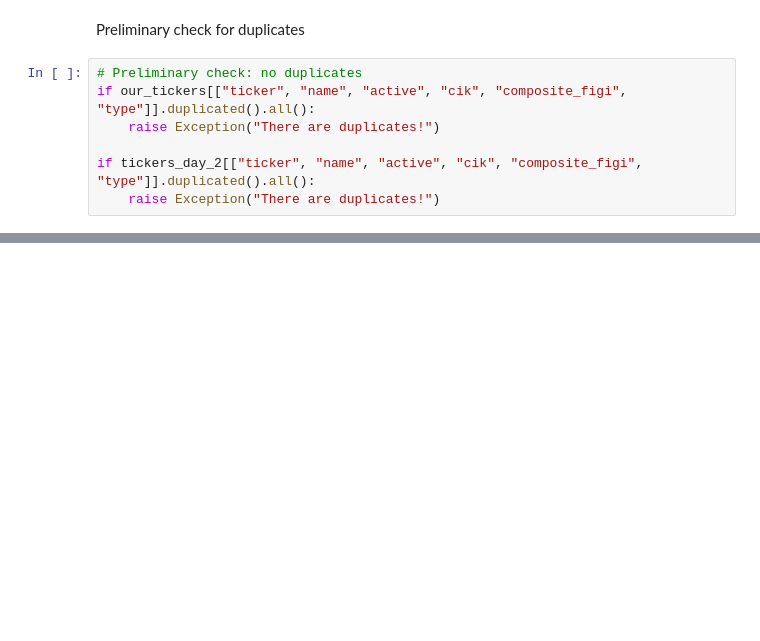
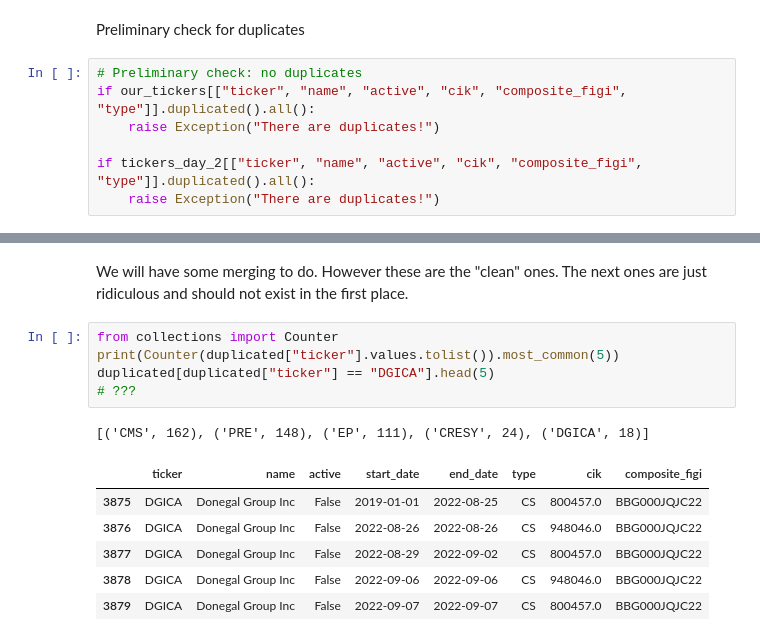
Before and after one commit to shinathan/polygon.io-stock-database, a Jupyter notebook: 03_tickers.ipynb, the cells around one changed output, grey strips where cells are left out. Drawn from its saved outputs; the diff is of its cells as text; blank space fills up the shorter version.

```diff
--- a/03_tickers.ipynb
+++ b/03_tickers.ipynb
@@ -146,0 +392,15 @@ CONTINUE HERE
+# %% [markdown]
+We will have some merging to do. However these are the "clean" ones. The next ones are just ridiculous and should not exist in the first place.
+# %%
+from collections import Counter
+print(Counter(duplicated["ticker"].values.tolist()).most_common(5))
+duplicated[duplicated["ticker"] == "DGICA"].head(5)
+# ???
+# %% [output]
+[('CMS', 162), ('PRE', 148), ('EP', 111), ('CRESY', 24), ('DGICA', 18)]
+|  | ticker | name | active | start_date | end_date | type | cik | composite_figi |
+| 3875 | DGICA | Donegal Group Inc | False | 2019-01-01 | 2022-08-25 | CS | 800457.0 | BBG000JQJC22 |
+| 3876 | DGICA | Donegal Group Inc | False | 2022-08-26 | 2022-08-26 | CS | 948046.0 | BBG000JQJC22 |
+| 3877 | DGICA | Donegal Group Inc | False | 2022-08-29 | 2022-09-02 | CS | 800457.0 | BBG000JQJC22 |
+| 3878 | DGICA | Donegal Group Inc | False | 2022-09-06 | 2022-09-06 | CS | 948046.0 | BBG000JQJC22 |
+| 3879 | DGICA | Donegal Group Inc | False | 2022-09-07 | 2022-09-07 | CS | 800457.0 | BBG000JQJC22 |
```
Also changed, not shown: parts of 69 cells of this notebook, 2 other files.
